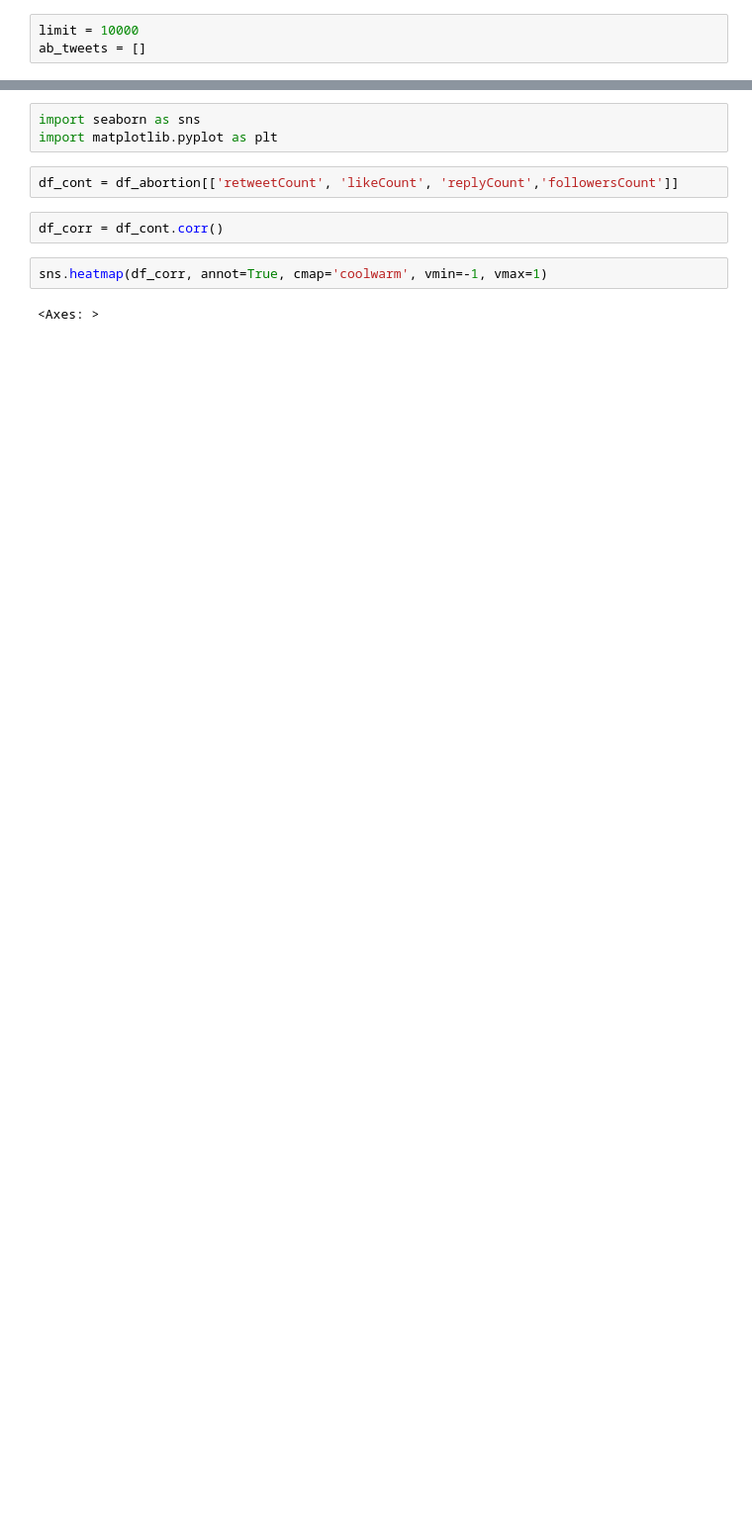
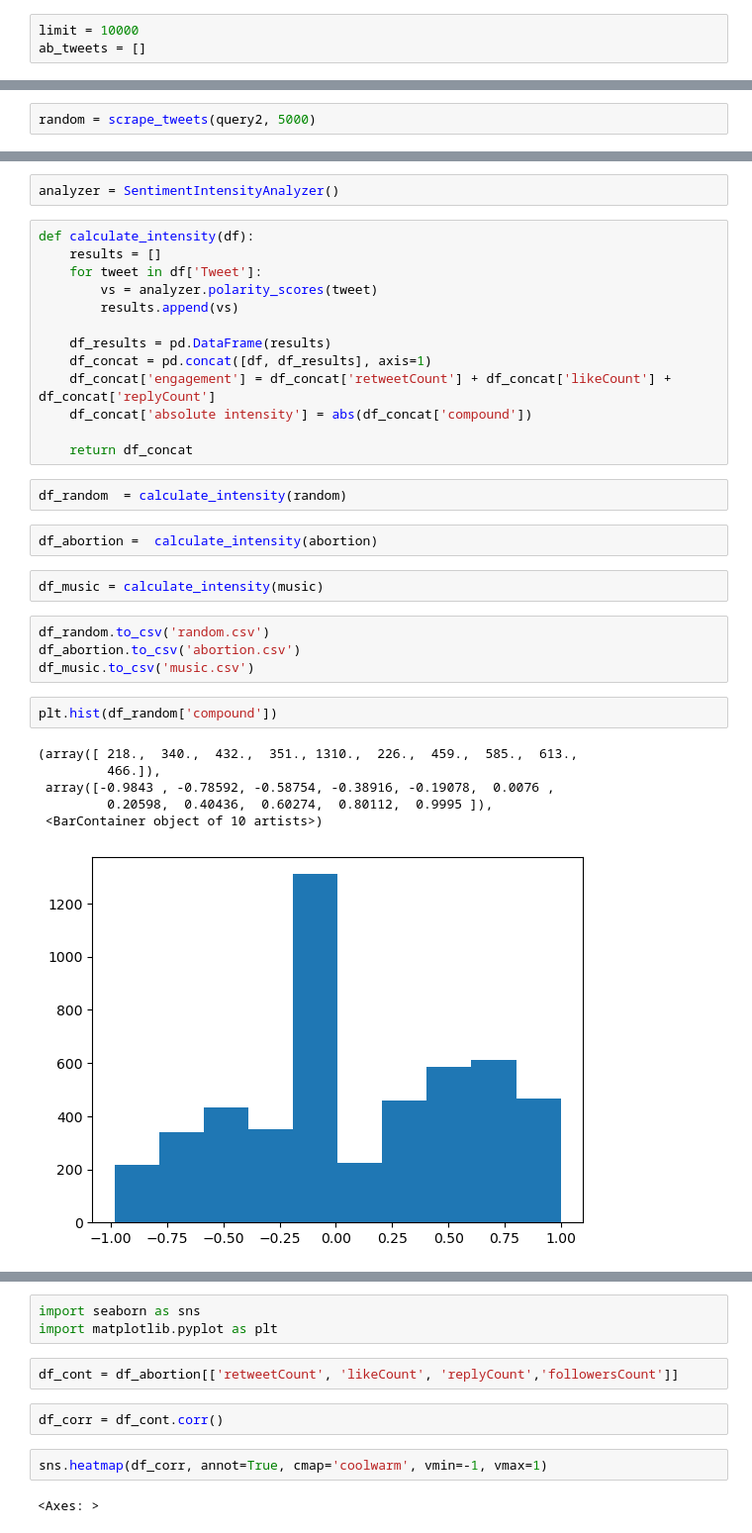
Before and after one commit to macs30200-s23/replication-materials-YingziJin, a Jupyter notebook: data/tweet_scrape.ipynb, the cells around one changed output, grey strips where cells are left out. Shown at 99% size. Saved outputs shown, nothing was run; the diff lists cells and outputs as text; blank space fills up the shorter version.

Commit message:
add data

```diff
--- a/data/tweet_scrape.ipynb
+++ b/data/tweet_scrape.ipynb
@@ -62,0 +59,2 @@ df_abortion['Tweet'][114]
+# %%
+random = scrape_tweets(query2, 5000)
@@ -62,0 +92,34 @@ df_abortion['Tweet'][114]
+# %%
+analyzer = SentimentIntensityAnalyzer()
+# %%
+def calculate_intensity(df):
+    results = []
+    for tweet in df['Tweet']:
+        vs = analyzer.polarity_scores(tweet)
+        results.append(vs)
+
+    df_results = pd.DataFrame(results)
+    df_concat = pd.concat([df, df_results], axis=1)
+    df_concat['engagement'] = df_concat['retweetCount'] + df_concat['likeCount'] + df_concat['replyCount']
+    df_concat['absolute intensity'] = abs(df_concat['compound'])
+
+    return df_concat
+# %%
+df_random  = calculate_intensity(random)
+# %%
+df_abortion =  calculate_intensity(abortion)
+# %%
+df_music = calculate_intensity(music)
+# %%
+df_random.to_csv('random.csv')
+df_abortion.to_csv('abortion.csv')
+df_music.to_csv('music.csv')
+# %%
+plt.hist(df_random['compound'])
+# %% [output]
+(array([ 218.,  340.,  432.,  351., 1310.,  226.,  459.,  585.,  613.,
+         466.]),
+ array([-0.9843 , -0.78592, -0.58754, -0.38916, -0.19078,  0.0076 ,
+         0.20598,  0.40436,  0.60274,  0.80112,  0.9995 ]),
+ <BarContainer object of 10 artists>)
+[figure, added]
```
Also changed, not shown: parts of 88 cells of this notebook, 3 other files.
